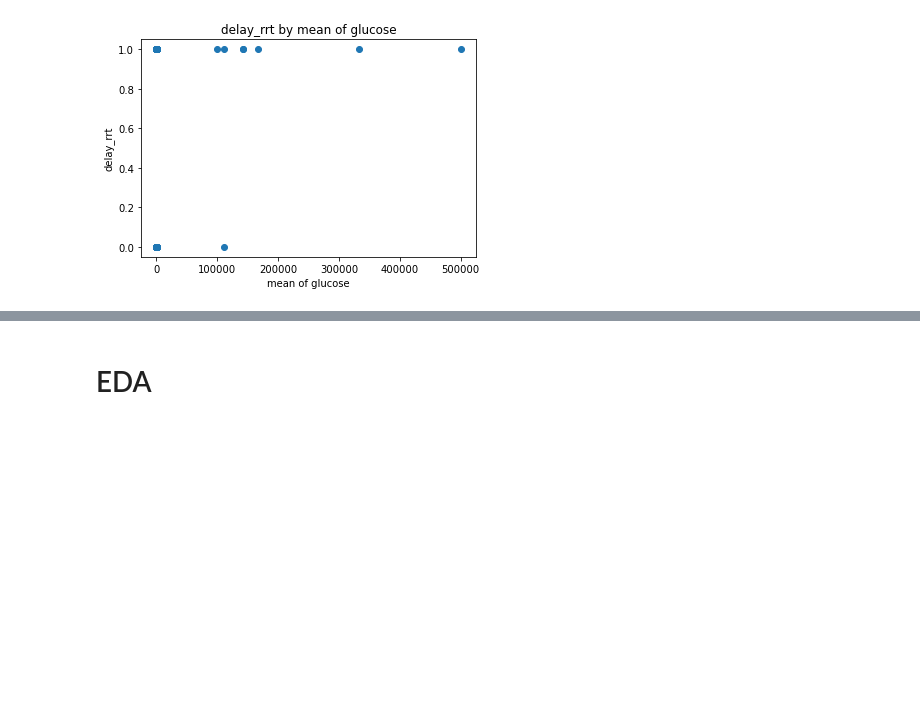
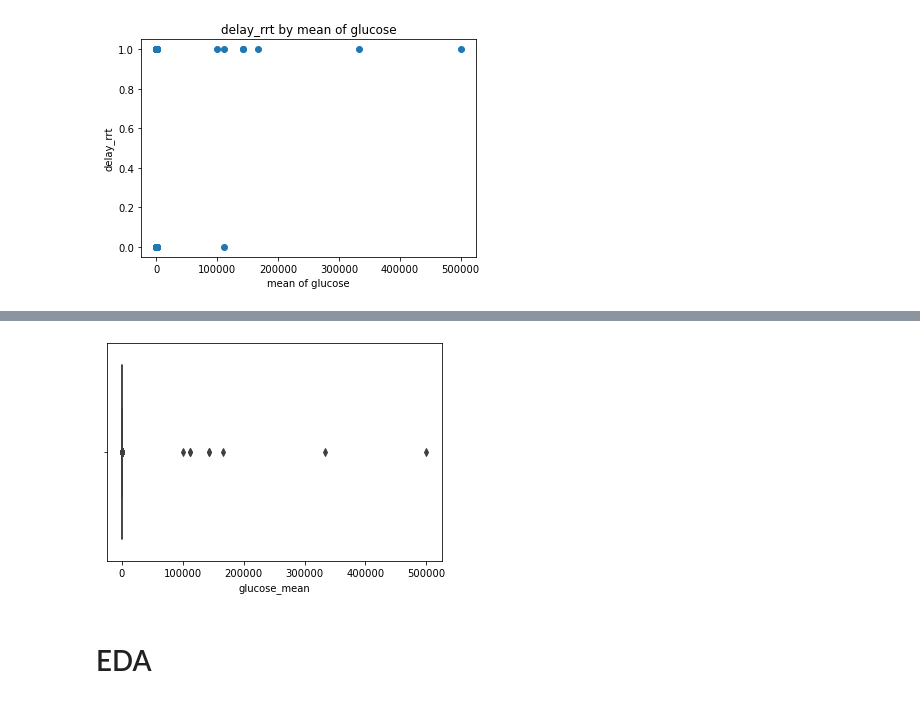
Before and after one commit to doscsy12/AKI_rrt, a Jupyter notebook: data_cleaning_EDA.ipynb, the cells around one changed output, grey strips where cells are left out. Saved outputs shown, nothing was run; the diff lists cells and outputs as text; code cells hidden in the pictures; blank space fills up the shorter version.

```diff
--- a/data_cleaning_EDA.ipynb
+++ b/data_cleaning_EDA.ipynb
@@ -526,3 +544,8 @@ plt.ylabel('delay_rrt');
+# %%
+# check outliers for glucose_mean
+sns.boxplot(num_aki['glucose_mean']);
+# %% [output]
+[figure, added]
 # %%
 # sns.pairplot(num_aki,hue='delay_rrt')
 # %% [markdown]
```
Also changed, not shown: parts of 2 cells of this notebook.
